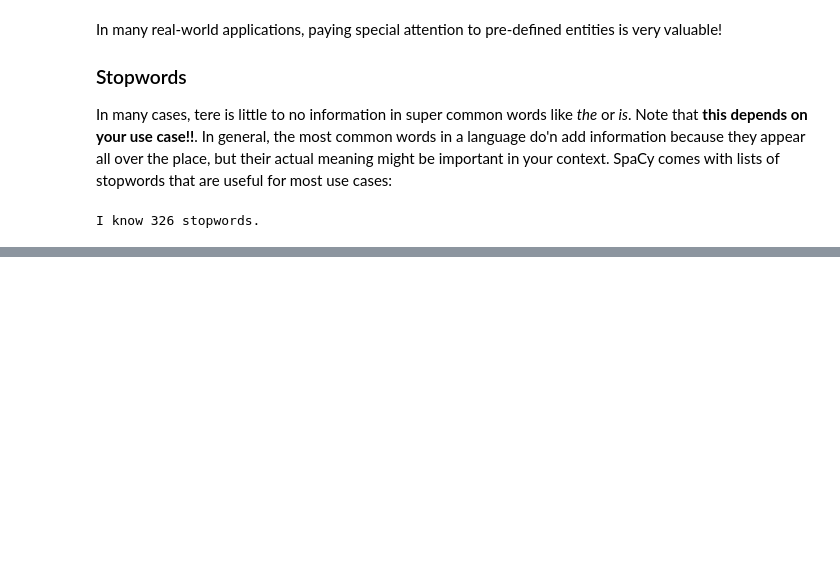
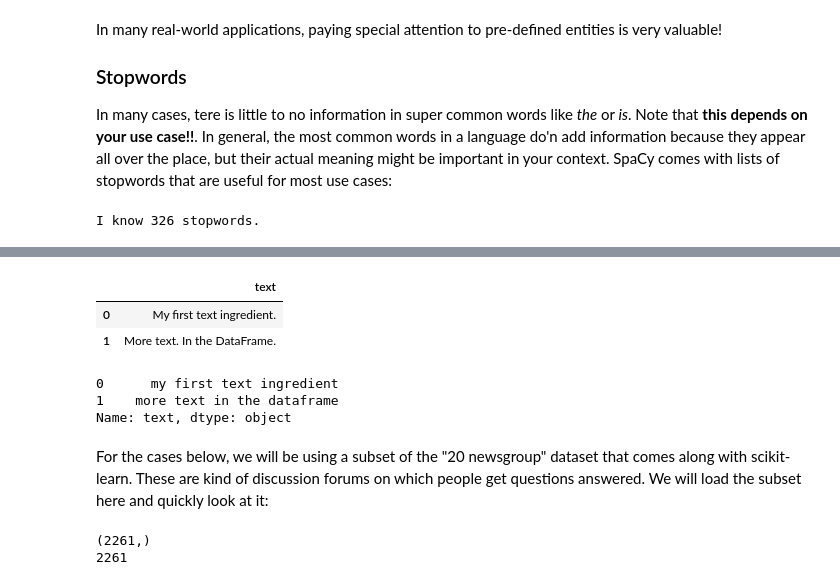
Before and after one commit to harcel/TextMiningWorkshop, a Jupyter notebook: NLP_with_Python.ipynb, the cells around one changed output, grey strips where cells are left out. Cells and saved outputs as stored; diff of their text form; code cells hidden in the pictures; blank space fills up the shorter version.

```diff
--- a/NLP_with_Python.ipynb
+++ b/NLP_with_Python.ipynb
@@ -111,0 +211,38 @@ Add a few more stopwords: "and", "market" and "people". How many of them were al
+# %%
+df = pd.DataFrame({'text':['My first text ingredient.', 'More text. In the DataFrame.']})
+df
+# %% [output]
+|  | text |
+| 0 | My first text ingredient. |
+| 1 | More text. In the DataFrame. |
+# %%
+def remove_period(text):
+    return text.str.replace(".", "", regex=False)
+
+def to_lower(text):
+    return text.str.lower()
+
+processed = (df.text.pipe(remove_period)
+                    .pipe(to_lower)
+            )
+
+processed
+# %% [output]
+0      my first text ingredient
+1    more text in the dataframe
+Name: text, dtype: object
+# %% [markdown]
+For the cases below, we will be using a subset of the "20 newsgroup" dataset that comes along with scikit-learn. These are kind of discussion forums on which people get questions answered. We will load the subset here and quickly look at it:
+# %%
+from sklearn.datasets import fetch_20newsgroups
+
+# We will load only 4 of the categories
+cats = ['sci.space', 'sci.med', 'rec.autos', 'alt.atheism']
+data = fetch_20newsgroups(categories=cats,
+                          remove=('headers', 'footers'))
+
+print(data.target.shape)
+print(len(data.data))
+# %% [output]
+(2261,)
+2261
```
Also changed, not shown: parts of 36 cells of this notebook, 4 other files.
